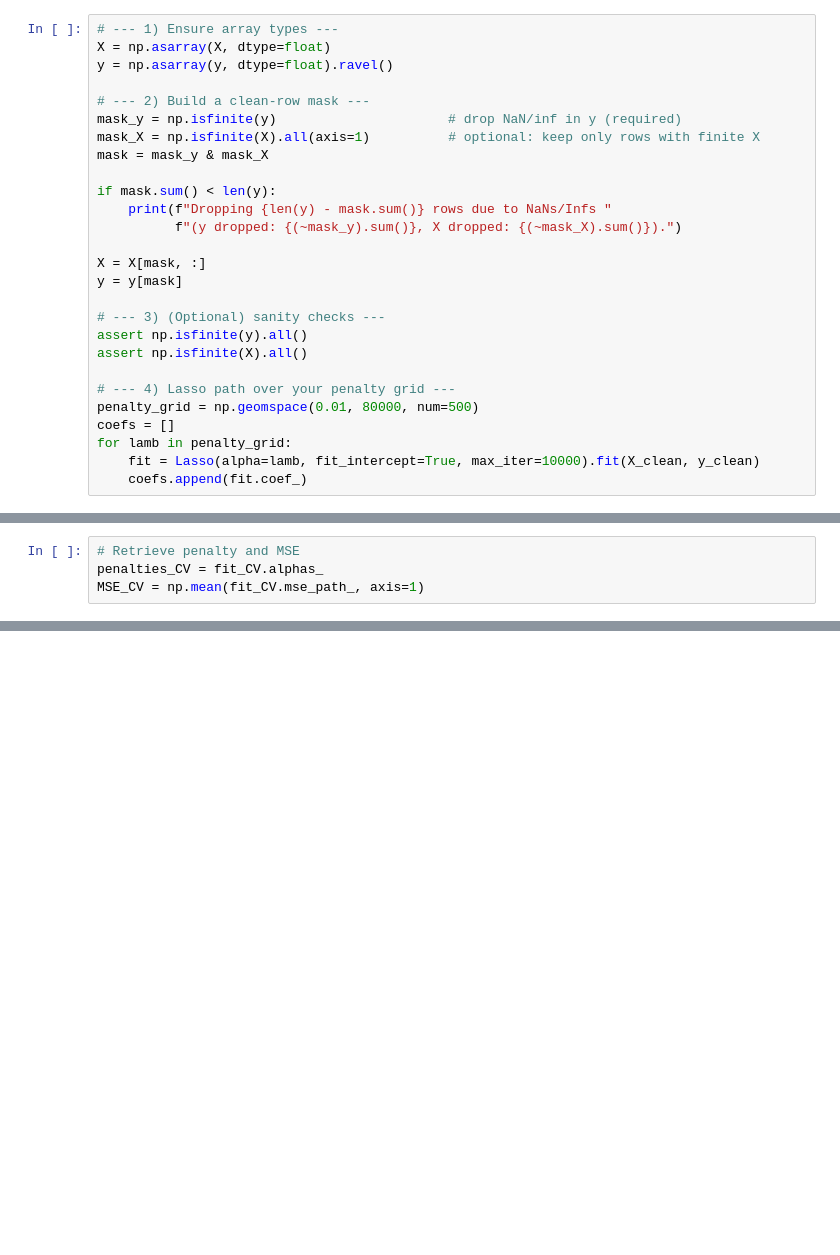
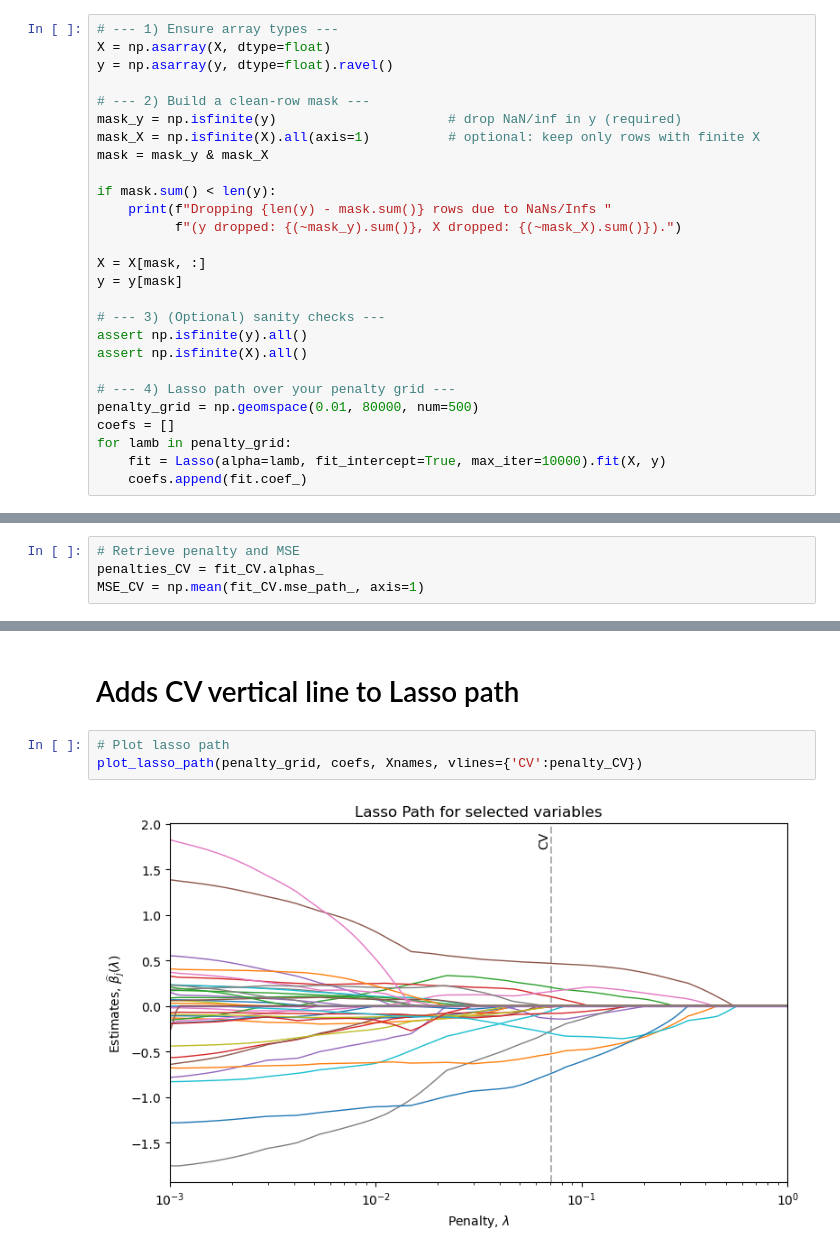
Before and after one commit to LucasJantunen/AdvMicroEconometrics, a Jupyter notebook: Project 2/getting_started.ipynb, the cells around one changed output, grey strips where cells are left out. Saved outputs shown, nothing was run; the diff lists cells and outputs as text; blank space fills up the shorter version.

```diff
--- a/Project 2/getting_started.ipynb
+++ b/Project 2/getting_started.ipynb
@@ -585,7 +631,7 @@ assert np.isfinite(X).all()
 penalty_grid = np.geomspace(0.01, 80000, num=500)
 coefs = []
 for lamb in penalty_grid:
-    fit = Lasso(alpha=lamb, fit_intercept=True, max_iter=10000).fit(X_clean, y_clean)
+    fit = Lasso(alpha=lamb, fit_intercept=True, max_iter=10000).fit(X, y)
     coefs.append(fit.coef_)
 # %% [output]
 Dropping 2 rows due to NaNs/Infs (y dropped: 2, X dropped: 0).
@@ -788,0 +840,7 @@ plot_MSE_path(penalties_CV, MSE_CV)
+# %% [markdown]
+# Adds CV vertical line to Lasso path
+# %%
+# Plot lasso path
+plot_lasso_path(penalty_grid, coefs, Xnames, vlines={'CV':penalty_CV})
+# %% [output]
+[figure, added]
```
Also changed, not shown: parts of 11 cells of this notebook, 1 other file.
